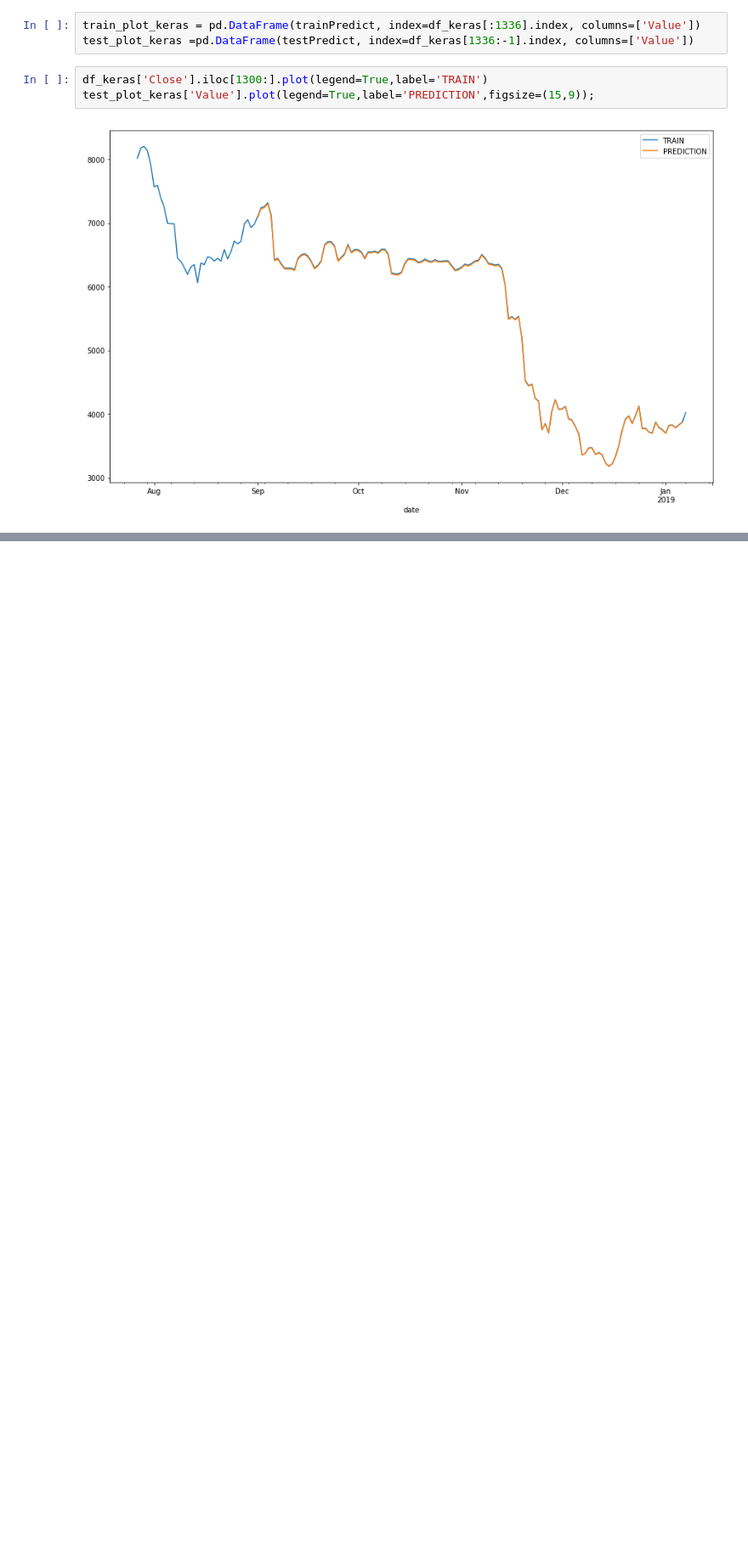
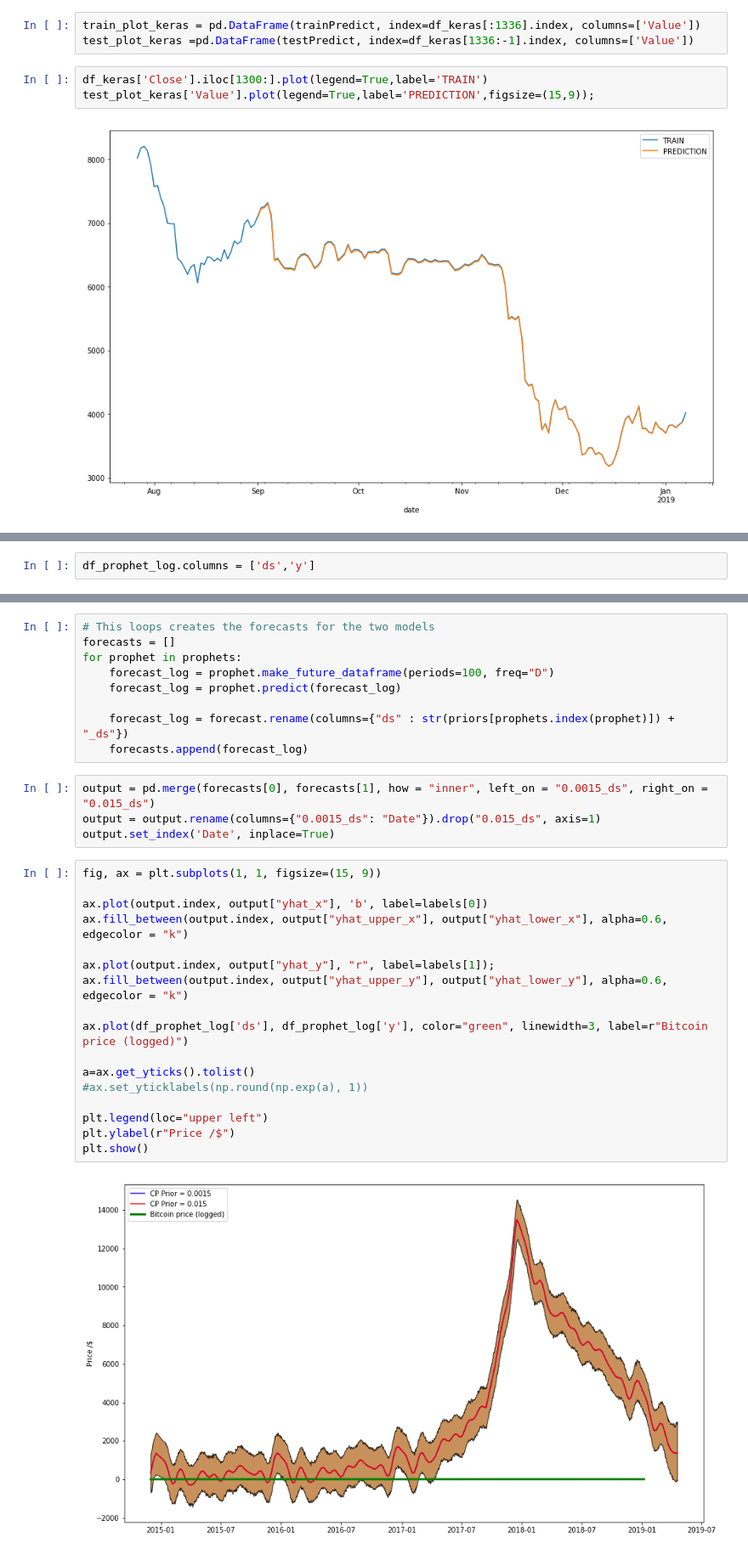
Before and after one commit to legomydiego/Thinkful-Final-Capstone, a Jupyter notebook: Final Capstone.ipynb, the cells around one changed output, grey strips where cells are left out. Shown at 85% size. Cells and saved outputs as stored; diff of their text form; blank space fills up the shorter version.

```diff
--- a/Final Capstone.ipynb
+++ b/Final Capstone.ipynb
@@ -735,0 +785,2 @@ test_plot_keras['Value'].plot(legend=True,label='PREDICTION',figsize=(15,9));
+# %%
+df_prophet_log.columns = ['ds','y']
@@ -735,0 +801,32 @@ test_plot_keras['Value'].plot(legend=True,label='PREDICTION',figsize=(15,9));
+# %%
+# This loops creates the forecasts for the two models
+forecasts = []
+for prophet in prophets:
+    forecast_log = prophet.make_future_dataframe(periods=100, freq="D")
+    forecast_log = prophet.predict(forecast_log)
+
+    forecast_log = forecast.rename(columns={"ds" : str(priors[prophets.index(prophet)]) + "_ds"})
+    forecasts.append(forecast_log)
+# %%
+output = pd.merge(forecasts[0], forecasts[1], how = "inner", left_on = "0.0015_ds", right_on = "0.015_ds")
+output = output.rename(columns={"0.0015_ds": "Date"}).drop("0.015_ds", axis=1)
+output.set_index('Date', inplace=True)
+# %%
+fig, ax = plt.subplots(1, 1, figsize=(15, 9))
+
+ax.plot(output.index, output["yhat_x"], 'b', label=labels[0])
+ax.fill_between(output.index, output["yhat_upper_x"], output["yhat_lower_x"], alpha=0.6, edgecolor = "k")
+
+ax.plot(output.index, output["yhat_y"], "r", label=labels[1]);
+ax.fill_between(output.index, output["yhat_upper_y"], output["yhat_lower_y"], alpha=0.6, edgecolor = "k")
+
+ax.plot(df_prophet_log['ds'], df_prophet_log['y'], color="green", linewidth=3, label=r"Bitcoin price (logged)")
+
+a=ax.get_yticks().tolist()
+#ax.set_yticklabels(np.round(np.exp(a), 1))
+
+plt.legend(loc="upper left")
+plt.ylabel(r"Price /$")
+plt.show()
+# %% [output]
+[figure, added]
```
Also changed, not shown: parts of 21 cells of this notebook.
